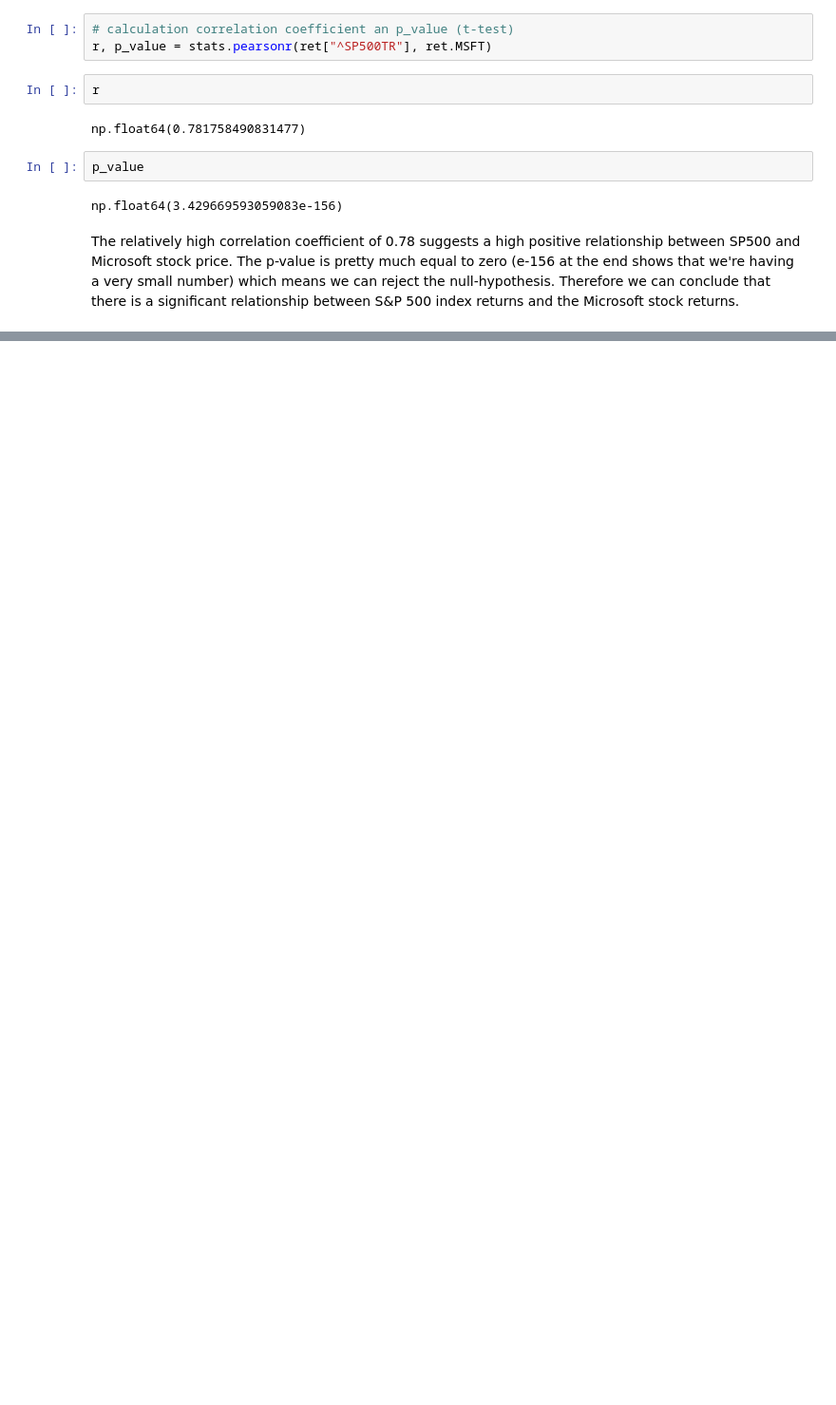
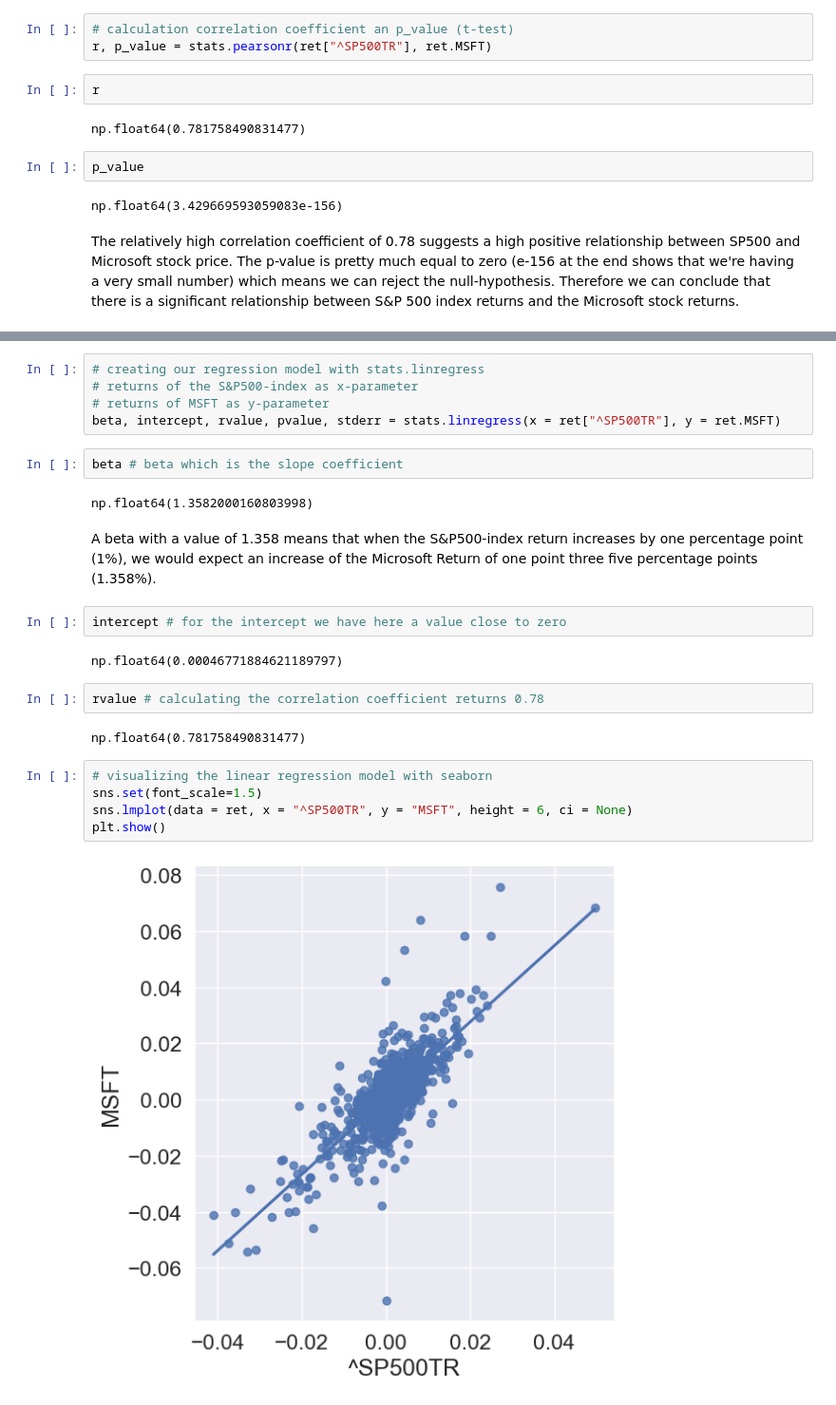
Before and after one commit to mindeleven/Analyzing-financial-data-with-python-and-rust, a Jupyter notebook: algorithmic_trading/python-for-finance-hagmann/Notebooks/ch27005_case_study_market_model.ipynb, the cells around one changed output, grey strips where cells are left out. Shown at 95% size. Cells and saved outputs as stored; diff of their text form; blank space fills up the shorter version.

Commit message:
The linear regression model for our example

```diff
--- a/algorithmic_trading/python-for-finance-hagmann/Notebooks/ch27005_case_study_market_model.ipynb
+++ b/algorithmic_trading/python-for-finance-hagmann/Notebooks/ch27005_case_study_market_model.ipynb
@@ -111,0 +126,26 @@ __The linear regression model for our example:__
+# %%
+# creating our regression model with stats.linregress
+# returns of the S&P500-index as x-parameter
+# returns of MSFT as y-parameter
+beta, intercept, rvalue, pvalue, stderr = stats.linregress(x = ret["^SP500TR"], y = ret.MSFT)
+# %%
+beta # beta which is the slope coefficient
+# %% [output]
+np.float64(1.3582000160803998)
+# %% [markdown]
+A beta with a value of 1.358 means that when the S&P500-index return increases by one percentage point (1%), we would expect an increase of the Microsoft Return of one point three five percentage points (1.358%).
+# %%
+intercept # for the intercept we have here a value close to zero
+# %% [output]
+np.float64(0.00046771884621189797)
+# %%
+rvalue # calculating the correlation coefficient returns 0.78
+# %% [output]
+np.float64(0.781758490831477)
+# %%
+# visualizing the linear regression model with seaborn
+sns.set(font_scale=1.5)
+sns.lmplot(data = ret, x = "^SP500TR", y = "MSFT", height = 6, ci = None)
+plt.show()
+# %% [output]
+[figure, added]
```
Also changed, not shown: parts of 2 cells of this notebook.
